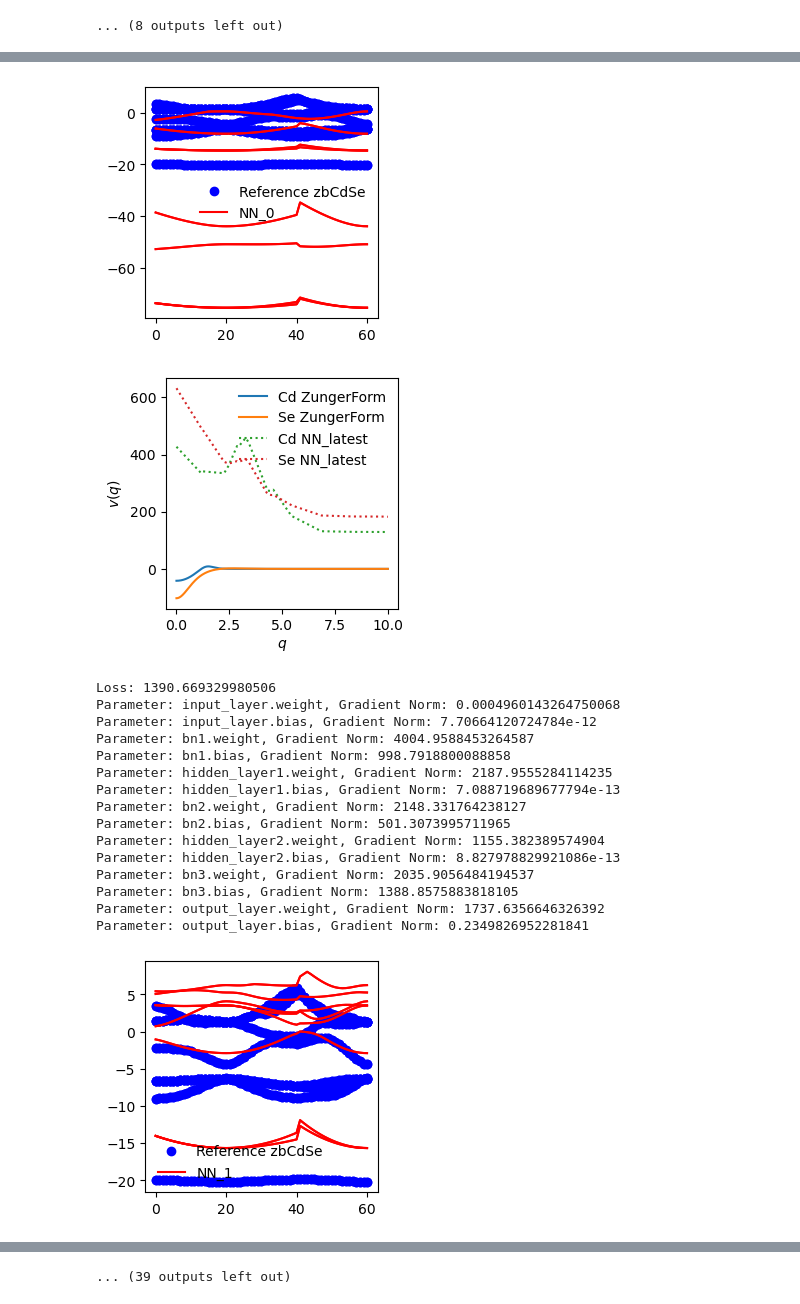
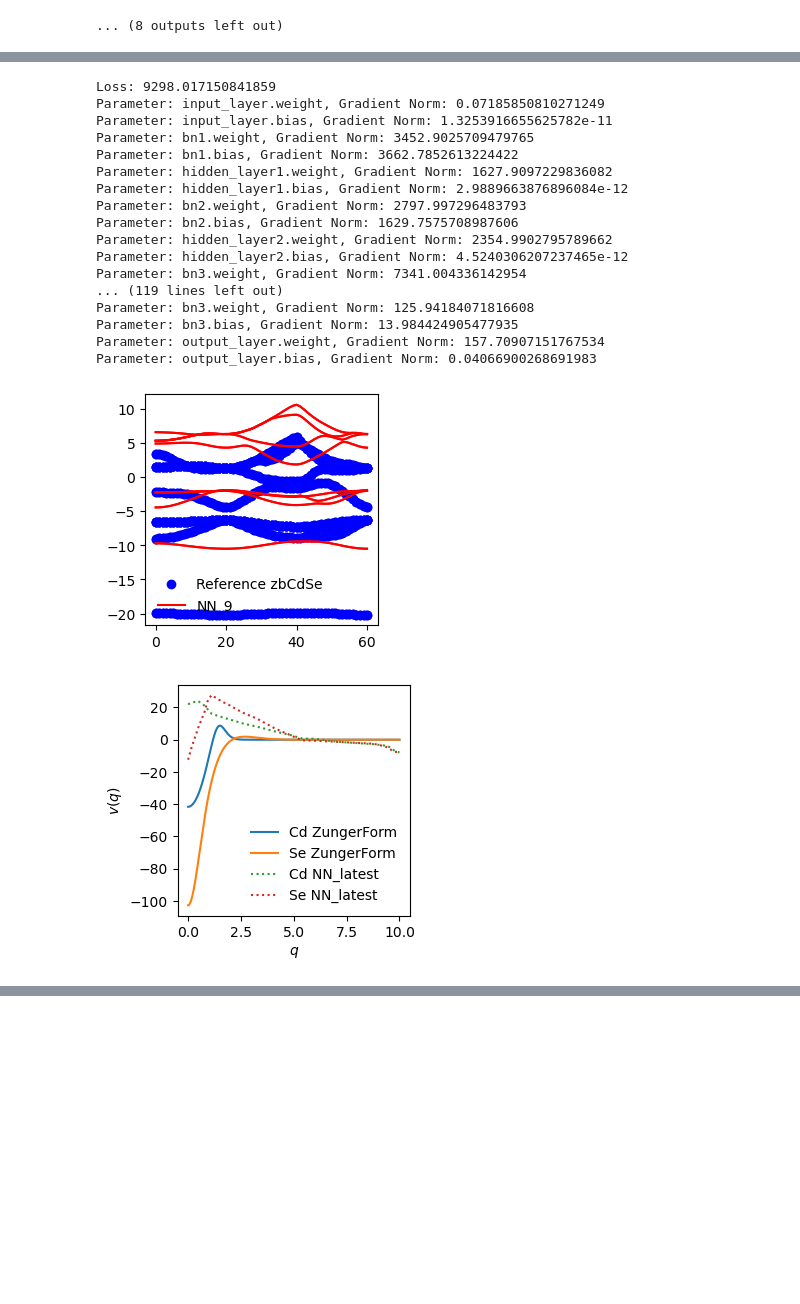
Before and after one commit to TommyLinkl/DeePseudopot, a Jupyter notebook: zbCdSe_fitting_NN.ipynb, the cells around one changed output, grey strips where cells are left out. Cells and saved outputs as stored; diff of their text form; code cells hidden in the pictures; blank space fills up the shorter version.

Commit message:
Fixed initialization of the NN model. Ran NN pp fitting for 1_20_20_2 model. Saved model parameters for 310 runs.

```diff
--- a/zbCdSe_fitting_NN.ipynb
+++ b/zbCdSe_fitting_NN.ipynb
@@ -314,48 +317,48 @@ plotBandStruct([Eref_zbCdSe, NN_init_BandStruct, current_Zunger_BandStruct], ["b
 # %%
 learning_rate = 0.1
 optimizer = torch.optim.Adam(PPmodel.parameters(), lr = learning_rate)
 
 # torch.autograd.set_detect_anomaly(False)
 
 def train_model(epochs):
     for epoch in range(epochs):
         # for name, param in PPmodel.named_parameters():
         #     print(f"Parameter: {name}, Size: {param.size()}")
         #     print(param.data)
         NN_BandStruct = calcBandStruct(True, basisStates, nkpt, kpt_zbCdSe, nAtoms, cellVolume, nBands)
-        plotBandStruct([Eref_zbCdSe, NN_BandStruct], ["bo", "r-"], ["Reference zbCdSe", "NN_"+str(epoch)])
-        NN_latest = PPmodel(qGrid.view(-1, 1))
-        plotPP([qGrid, qGrid], [CdPP, NN_latest[:, 0]], [SePP, NN_latest[:, 1]], ["ZungerForm", "NN_latest"], ["-", ":"])
+
+        if (epoch + 1) % 10 == 0:
+            plotBandStruct([Eref_zbCdSe, NN_BandStruct], ["bo", "r-"], ["Reference zbCdSe", "NN_"+str(epoch)])
+            NN_latest = PPmodel(qGrid.view(-1, 1))
+            plotPP([qGrid, qGrid], [CdPP, NN_latest[:, 0]], [SePP, NN_latest[:, 1]], ["ZungerForm", "NN_latest"], ["-", ":"])
 
         loss = ((Eref_zbCdSe - NN_BandStruct) ** 2).mean()
         print(f"Loss: {loss}")
         optimizer.zero_grad()
         loss.backward()
         for name, param in PPmodel.named_parameters():
             if param.grad is not None:
                 print(f"Parameter: {name}, Gradient Norm: {param.grad.norm().item()}")
         optimizer.step()
 
-train_model(30)
-
-# NN_latest = PPmodel(qGrid.view(-1, 1))
-# plotPP([qGrid, qGrid], [CdPP, NN_latest[:, 0]], [SePP, NN_latest[:, 1]], ["ZungerForm", "NN_latest"], ["-", ":"])
+train_model(10)
 # %% [output]
+Loss: 9298.017150841859
+Parameter: input_layer.weight, Gradient Norm: 0.07185850810271249
+Parameter: input_layer.bias, Gradient Norm: 1.3253916655625782e-11
+Parameter: bn1.weight, Gradient Norm: 3452.9025709479765
+Parameter: bn1.bias, Gradient Norm: 3662.7852613224422
+Parameter: hidden_layer1.weight, Gradient Norm: 1627.9097229836082
+Parameter: hidden_layer1.bias, Gradient Norm: 2.9889663876896084e-12
+Parameter: bn2.weight, Gradient Norm: 2797.997296483793
+Parameter: bn2.bias, Gradient Norm: 1629.7575708987606
+Parameter: hidden_layer2.weight, Gradient Norm: 2354.9902795789662
+Parameter: hidden_layer2.bias, Gradient Norm: 4.5240306207237465e-12
+Parameter: bn3.weight, Gradient Norm: 7341.004336142954
+... (119 lines left out)
+Parameter: bn3.weight, Gradient Norm: 125.94184071816608
+Parameter: bn3.bias, Gradient Norm: 13.984424905477935
+Parameter: output_layer.weight, Gradient Norm: 157.70907151767534
+Parameter: output_layer.bias, Gradient Norm: 0.04066900268691983
-[figure, old version]
+[figure, new version]
-[figure, old version]
+[figure, new version]
-Loss: 1390.669329980506
-Parameter: input_layer.weight, Gradient Norm: 0.0004960143264750068
-Parameter: input_layer.bias, Gradient Norm: 7.70664120724784e-12
-Parameter: bn1.weight, Gradient Norm: 4004.9588453264587
-Parameter: bn1.bias, Gradient Norm: 998.7918800088858
-Parameter: hidden_layer1.weight, Gradient Norm: 2187.9555284114235
-Parameter: hidden_layer1.bias, Gradient Norm: 7.088719689677794e-13
-Parameter: bn2.weight, Gradient Norm: 2148.331764238127
-Parameter: bn2.bias, Gradient Norm: 501.3073995711965
-Parameter: hidden_layer2.weight, Gradient Norm: 1155.382389574904
-Parameter: hidden_layer2.bias, Gradient Norm: 8.827978829921086e-13
-Parameter: bn3.weight, Gradient Norm: 2035.9056484194537
-Parameter: bn3.bias, Gradient Norm: 1388.8575883818105
-Parameter: output_layer.weight, Gradient Norm: 1737.6356646326392
-Parameter: output_layer.bias, Gradient Norm: 0.2349826952281841
-[figure, removed]
@@ -412 +379,0 @@ Parameter: output_layer.bias, Gradient Norm: 0.0006007600806687121
-... (39 outputs left out)
```
Also changed, not shown: parts of 11 cells of this notebook, 1 other file.
